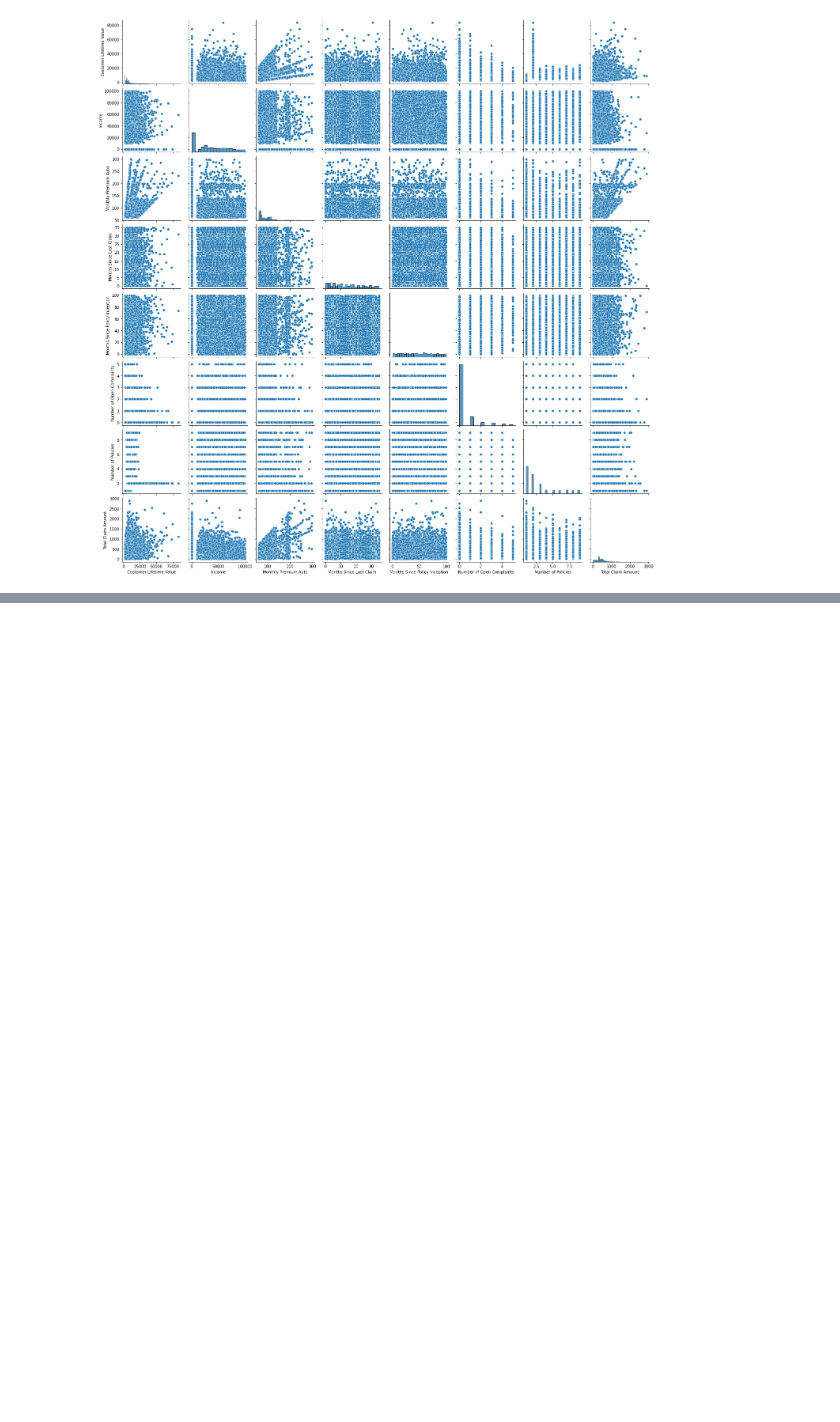
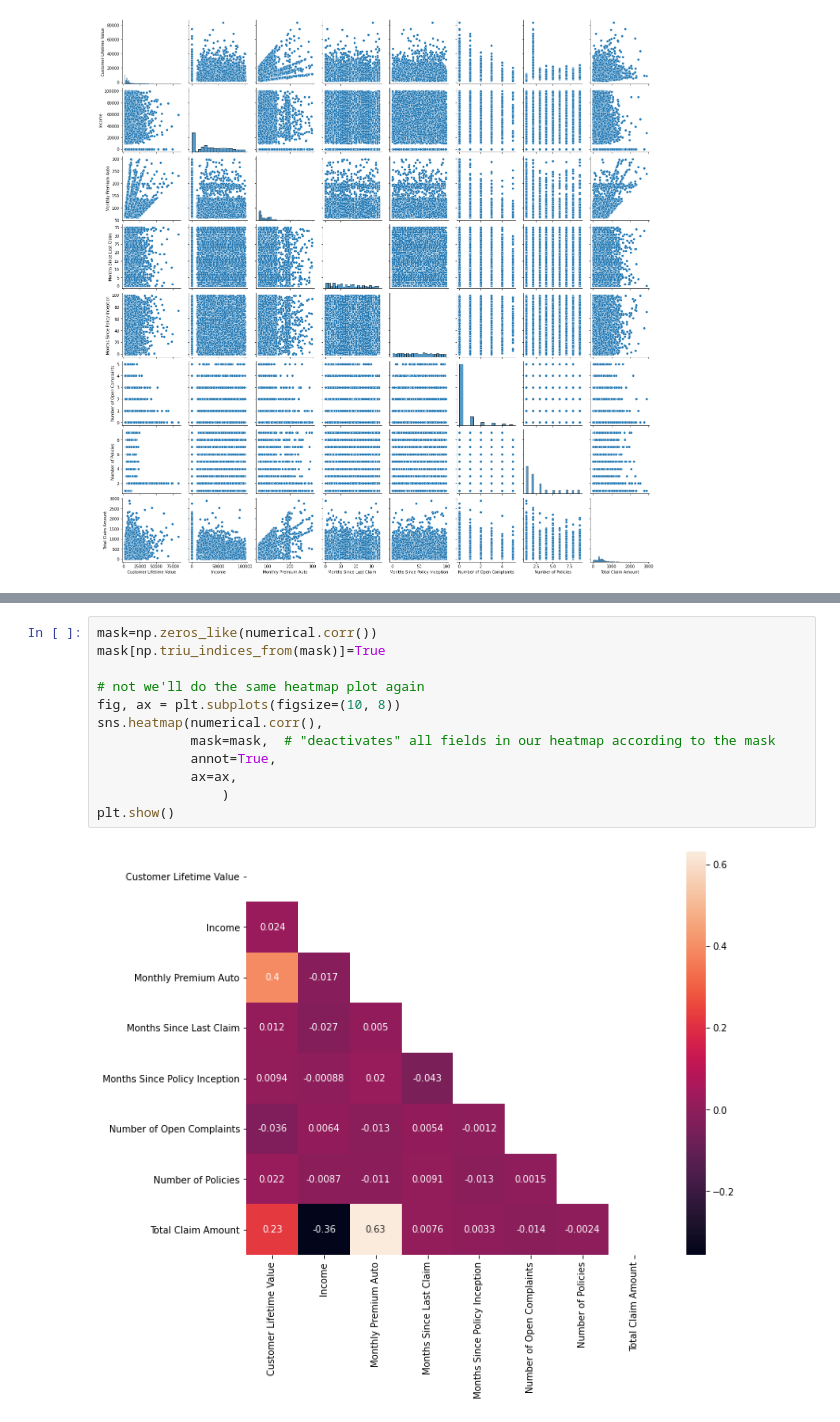
Before and after one commit to wcondevidal/IRONHACK_LABWORK, a Jupyter notebook: week_1/lab-customer-analysis-round4.ipynb, the cells around one changed output, grey strips where cells are left out. Drawn from its saved outputs; the diff is of its cells as text; blank space fills up the shorter version.

```diff
--- a/week_1/lab-customer-analysis-round4.ipynb
+++ b/week_1/lab-customer-analysis-round4.ipynb
@@ -66,0 +127,14 @@ sns.pairplot(numerical)
+# %%
+mask=np.zeros_like(numerical.corr())
+mask[np.triu_indices_from(mask)]=True
+
+# not we'll do the same heatmap plot again
+fig, ax = plt.subplots(figsize=(10, 8))
+sns.heatmap(numerical.corr(),
+            mask=mask,  # "deactivates" all fields in our heatmap according to the mask
+            annot=True,
+            ax=ax,
+                )
+plt.show()
+# %% [output]
+[figure, added]
```
Also changed, not shown: parts of 6 cells of this notebook.
